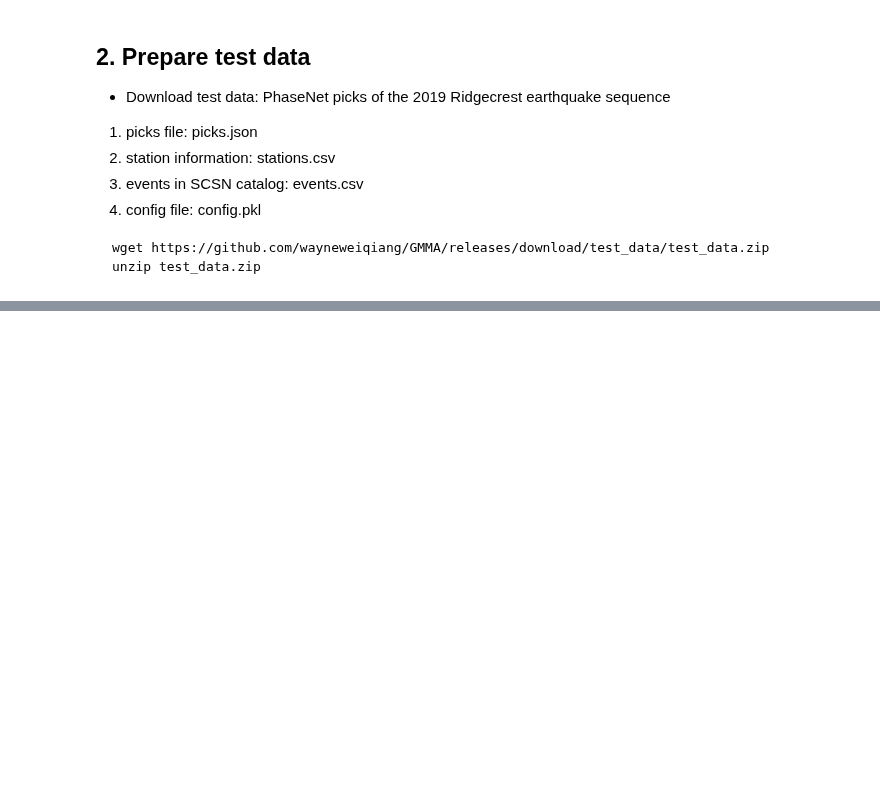
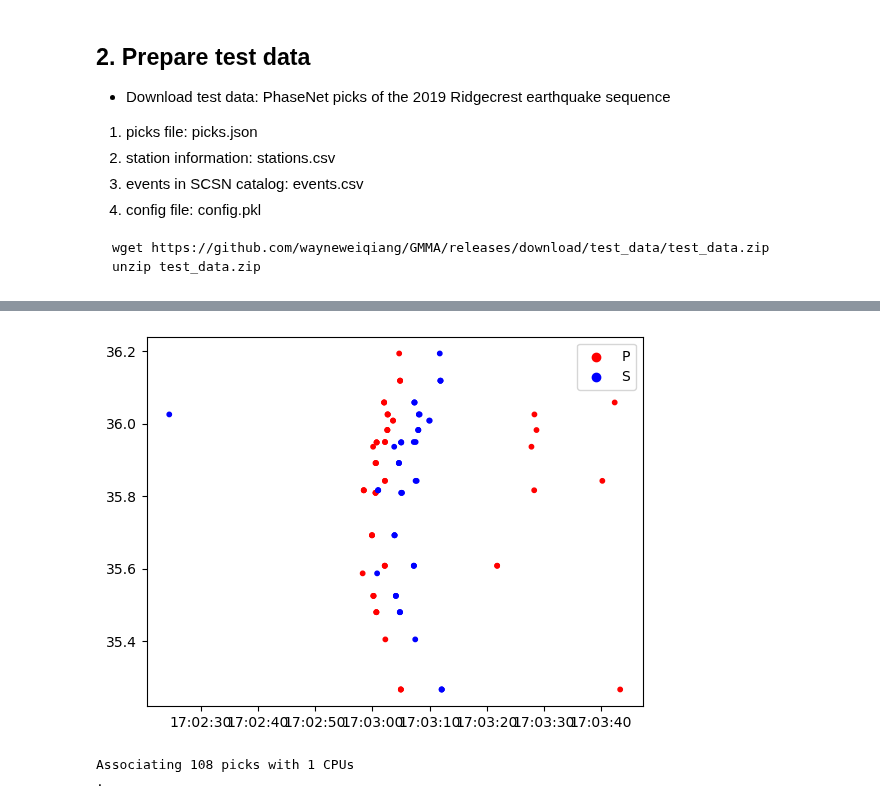
Before and after one commit to AI4EPS/GaMMA, a Jupyter notebook: docs/example_interactive.ipynb, the cells around one changed output, grey strips where cells are left out. Saved outputs shown, nothing was run; the diff lists cells and outputs as text; code cells hidden in the pictures; blank space fills up the shorter version.

```diff
--- a/docs/example_interactive.ipynb
+++ b/docs/example_interactive.ipynb
@@ -102,0 +89,8 @@ plt.show()
+# %%
+picks.rename(columns={"id": "station_id", "timestamp": "phase_time", "prob": "phase_score", "amp": "phase_amplitude", "type": "phase_type"}, inplace=True)
+stations.rename(columns={"id": "station_id", "elevation(m)": "elevation_m"}, inplace=True)
+stations.drop(columns=["unit", "component", "response"], inplace=True, errors="ignore")
+# %%
+picks["phase_type"] = picks["phase_type"].str.upper()
+# %%
+picks = picks.merge(stations[["station_id", "latitude", "longitude", "elevation_m"]], on="station_id", how="left")
@@ -102,0 +113,12 @@ plt.show()
+# %%
+picks = picks[(picks["phase_time"] > pd.to_datetime("2019-07-04T17:02:00.000")) & (picks["phase_time"] < pd.to_datetime("2019-07-04T17:04:00.000"))]
+# %%
+plt.figure()
+color = {"P": "red", "S": "blue"}
+plt.scatter(picks["phase_time"], picks["latitude"], c=picks["phase_type"].apply(lambda x: color[x]), s=10)
+plt.scatter([], [], c="red", label="P")
+plt.scatter([], [], c="blue", label="S")
+plt.legend()
+plt.show()
+# %% [output]
+[figure, added]
@@ -102,0 +127,8 @@ plt.show()
+# %%
+config["region"] = "Ridgecrest"
+config["event_index"] = 1
+
+evengts_, picks_ = run_gamma(picks, stations, config)
+# %% [output]
+Associating 108 picks with 1 CPUs
+.
```
Also changed, not shown: parts of 16 cells of this notebook.
